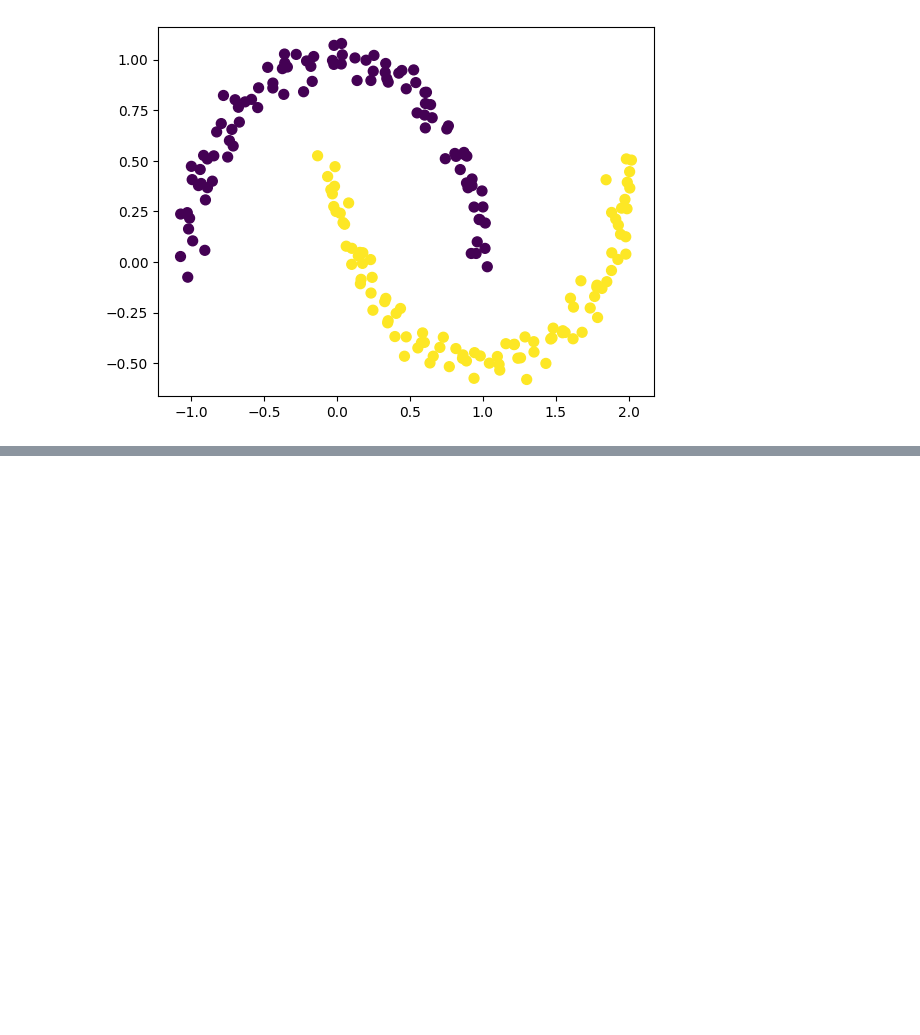
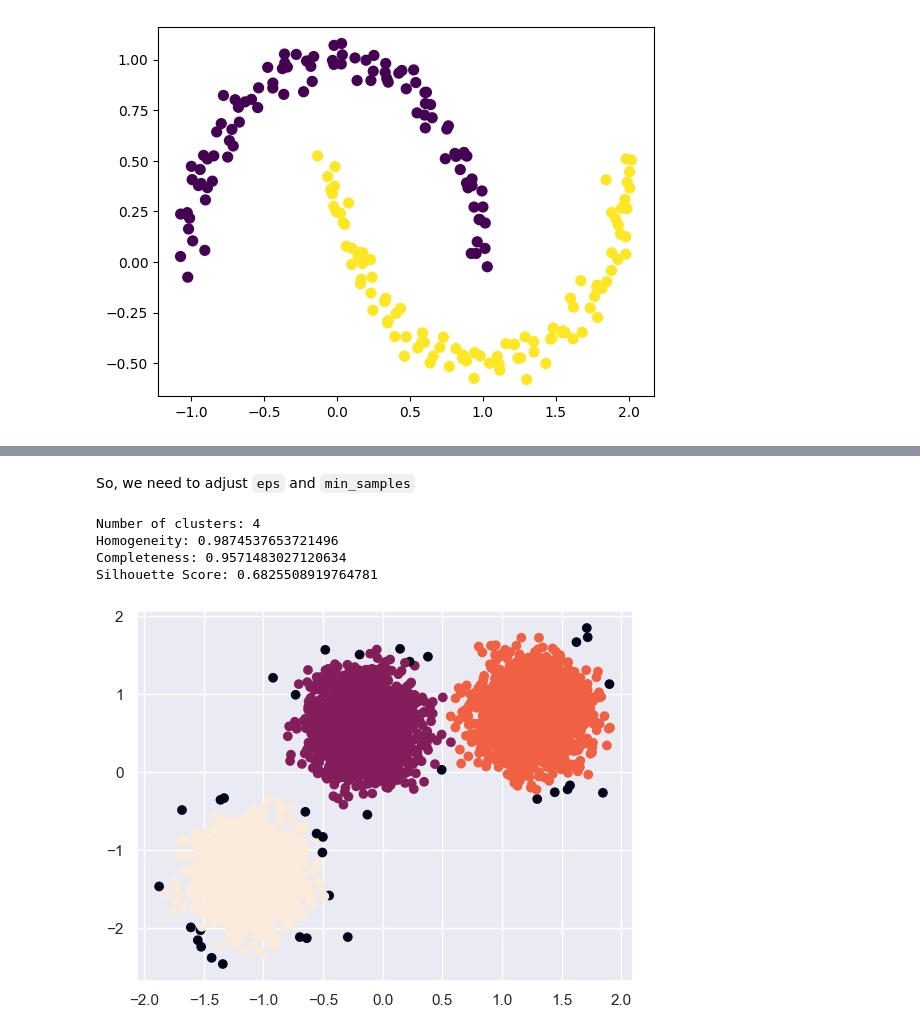
Before and after one commit to Darional/Data-Analysis-and-Python-Library-Codes, a Jupyter notebook: Data_Analysis_and_numpy/08_Unsupervised_Learning.ipynb, the cells around one changed output, grey strips where cells are left out. Saved outputs shown, nothing was run; the diff lists cells and outputs as text; code cells hidden in the pictures; blank space fills up the shorter version.

```diff
--- a/Data_Analysis_and_numpy/08_Unsupervised_Learning.ipynb
+++ b/Data_Analysis_and_numpy/08_Unsupervised_Learning.ipynb
@@ -502,0 +627,17 @@ plt.scatter(X[:, 0], X[:, 1], c=labels,
+# %% [markdown]
+So, we need to adjust ``eps`` and `min_samples`
+# %%
+y_pred = DBSCAN(eps=0.13, min_samples=5).fit_predict(X)
+
+plt.scatter(X[:,0], X[:,1], c=y_pred)
+print(f"Number of clusters: {len(set(y_pred[np.where(y != -1)]))}")
+print(f'Homogeneity: {metrics.homogeneity_score(y, y_pred)}')
+print(f'Completeness: {metrics.completeness_score(y, y_pred)}')
+print(f'Silhouette Score: {metrics.silhouette_score(X, y_pred)}')
+plt.show()
+# %% [output]
+Number of clusters: 4
+Homogeneity: 0.9874537653721496
+Completeness: 0.9571483027120634
+Silhouette Score: 0.6825508919764781
+[figure, added]
```
Also changed, not shown: parts of 27 cells of this notebook.
